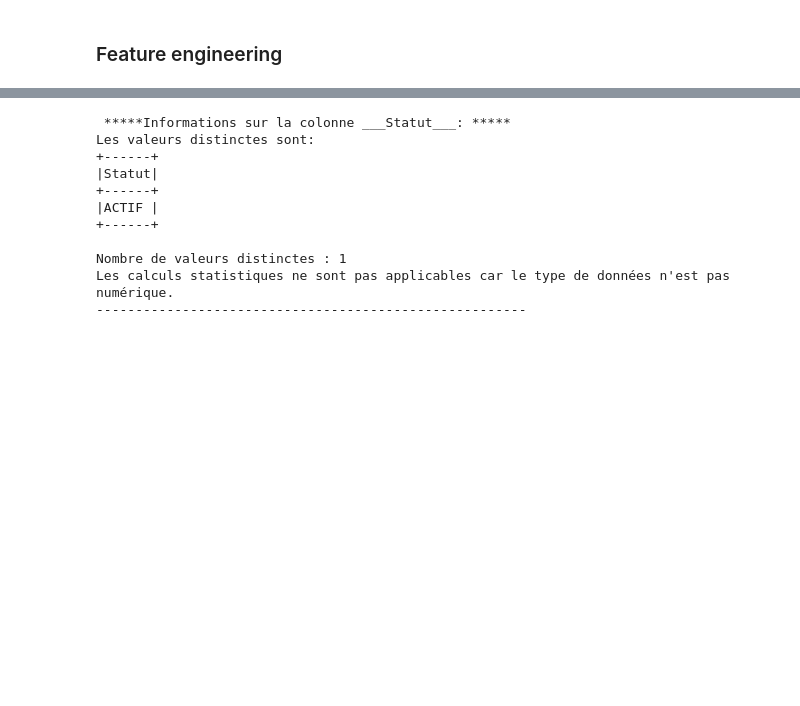
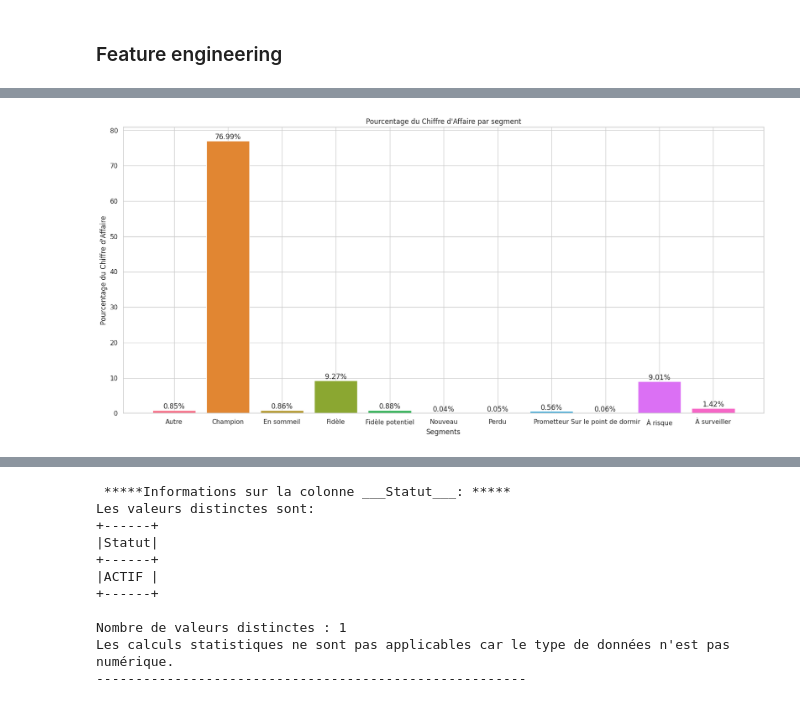
Before and after one commit to momowade221/Notebook_Segmentation_Client_OM, a Jupyter notebook: OM_Segmentation_valeur.ipynb, the cells around one changed output, grey strips where cells are left out. Saved outputs shown, nothing was run; the diff lists cells and outputs as text; code cells hidden in the pictures; blank space fills up the shorter version.

```diff
--- a/OM_Segmentation_valeur.ipynb
+++ b/OM_Segmentation_valeur.ipynb
@@ -1009,0 +1461,32 @@ plt.show()
+# %%
+import pandas as pd
+import matplotlib.pyplot as plt
+
+# Regroupez par le nombre de services et calculez le chiffre d'affaires total
+service_grouped = pd_rfm_segments.groupby('segment_RFM')['montant'].sum().reset_index()
+
+# Calculez le pourcentage du chiffre d'affaires pour chaque nombre de services
+total_montant = service_grouped['montant'].sum()
+service_grouped['Pourcentage_montant'] = (service_grouped['montant'] / total_montant) * 100
+
+# Créez une palette de couleurs diversifiée
+diverse_palette = sns.color_palette("husl", n_colors=len(service_grouped))
+
+# Créez un graphique à barres en utilisant la palette de couleurs diversifiée
+fig, ax = plt.subplots(figsize=(20, 9))
+ax.bar(service_grouped.index, service_grouped['Pourcentage_montant'], color=diverse_palette)
+ax.set_xlabel('Segments')
+ax.set_ylabel('Pourcentage du Chiffre d\'Affaire')
+ax.set_title('Pourcentage du Chiffre d\'Affaire par segment')
+
+# Personnalisez les étiquettes de l'axe des abscisses
+ax.set_xticks(service_grouped.index)
+ax.set_xticklabels(service_grouped['segment_RFM'])
+
+# Annoter les barres avec les pourcentages
+for i, percentage in enumerate(service_grouped['Pourcentage_montant']):
+    ax.annotate(f'{percentage:.2f}%', (service_grouped.index[i], percentage), ha='center', va='bottom')
+
+plt.show()
+# %% [output]
+[figure, added]
```
Also changed, not shown: parts of 87 cells of this notebook.
